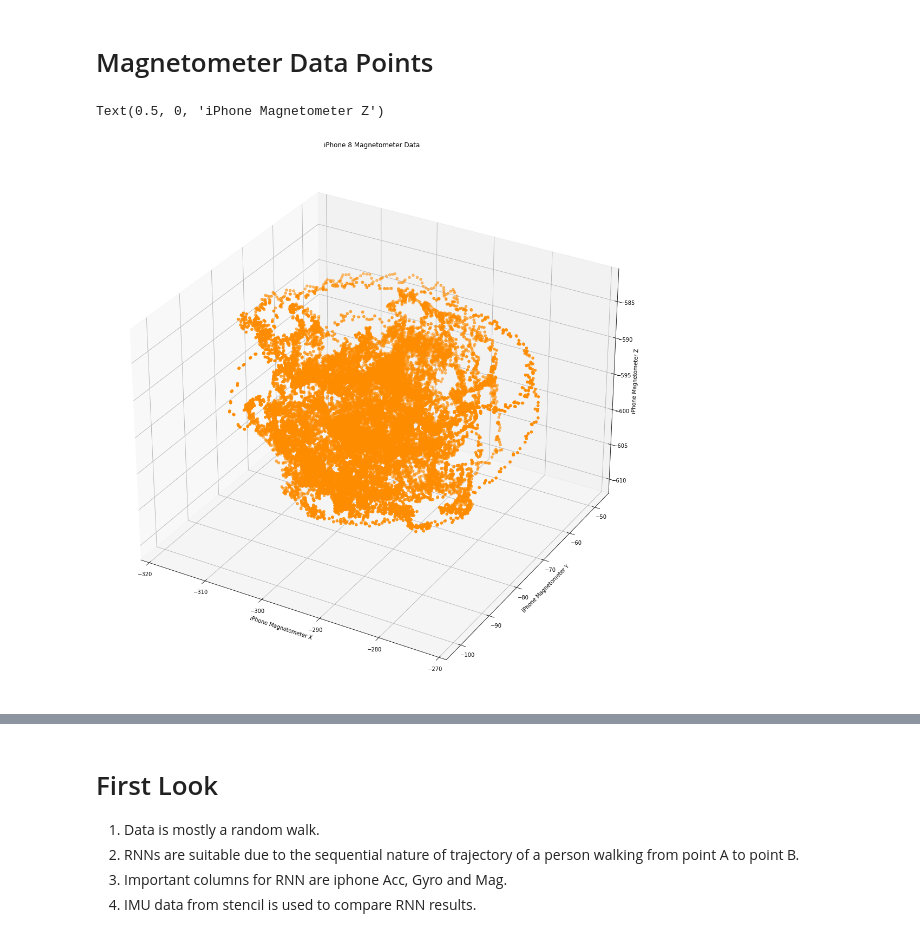
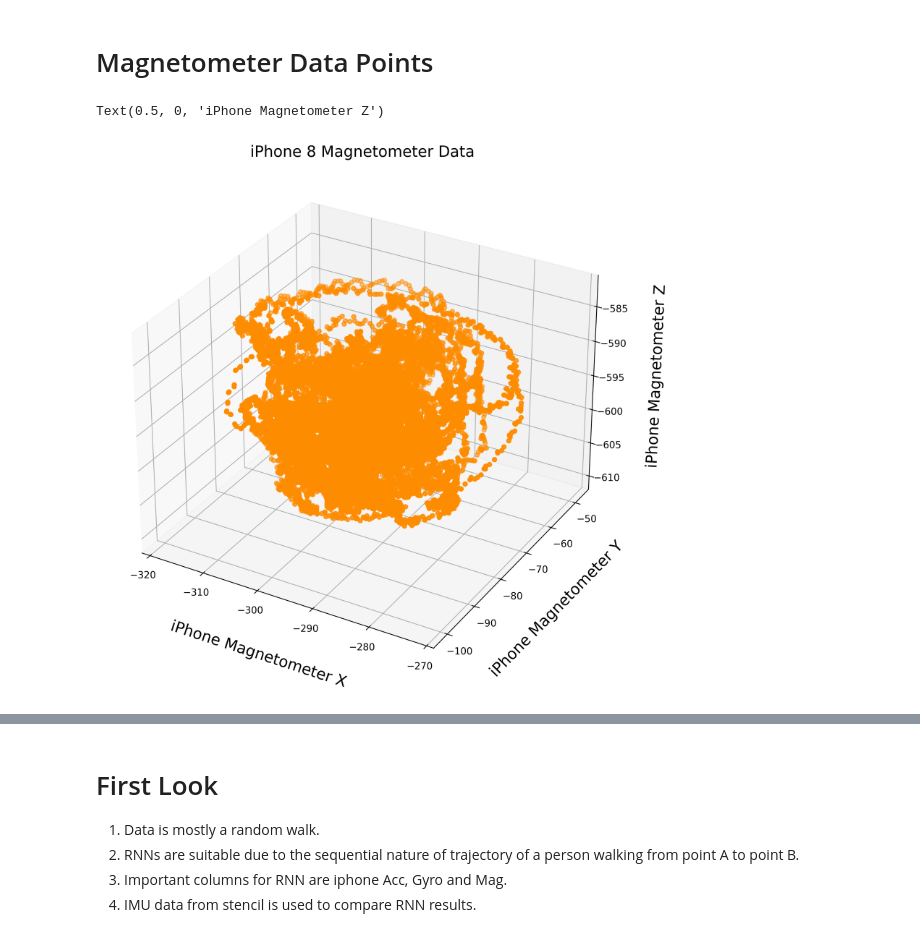
Before and after one commit to Shaza-Is/Re-IDOL, a Jupyter notebook: Notebooks/ReIDOL - Data Exploration.ipynb, the cells around one changed output, grey strips where cells are left out. Drawn from its saved outputs; the diff is of its cells as text; code cells hidden in the pictures.

```diff
--- a/Notebooks/ReIDOL - Data Exploration.ipynb
+++ b/Notebooks/ReIDOL - Data Exploration.ipynb
@@ -124,16 +120,18 @@ Text(0, 0.5, 'Z Values')
 # %% [markdown]
 # Magnetometer Data Points
 # %%
-fig = plt.figure()
+fig = plt.figure(dpi=300, figsize=(10, 10))
 ax = plt.axes(projection= "3d")
 ax.scatter(mag_x, mag_y, mag_z, zdir = "z", rasterized=True, color="darkorange")
-ax.set_title("iPhone 8 Magnetometer Data")
-ax.set_xlabel("iPhone Magnetometer X")
-ax.set_ylabel("iPhone Magnetometer Y")
-ax.set_zlabel("iPhone Magnetometer Z")
+ax.set_title("iPhone 8 Magnetometer Data", fontsize=16)
+ax.set_xlabel("iPhone Magnetometer X", fontsize=16, labelpad=20)
+ax.set_ylabel("iPhone Magnetometer Y", fontsize=16, labelpad=20)
+ax.set_zlabel("iPhone Magnetometer Z", fontsize=16, labelpad=20)
+
+fig.savefig("magnetometer.png", dpi=300, bbox_inches = "tight")
 # %% [output]
 Text(0.5, 0, 'iPhone Magnetometer Z')
-[figure, old version]
+[figure, new version]
 # %%
 from app.services.preprocessor import PreProcessor
 from pprint import pprint
```
Also changed, not shown: parts of 3 cells of this notebook, 2 other files.
